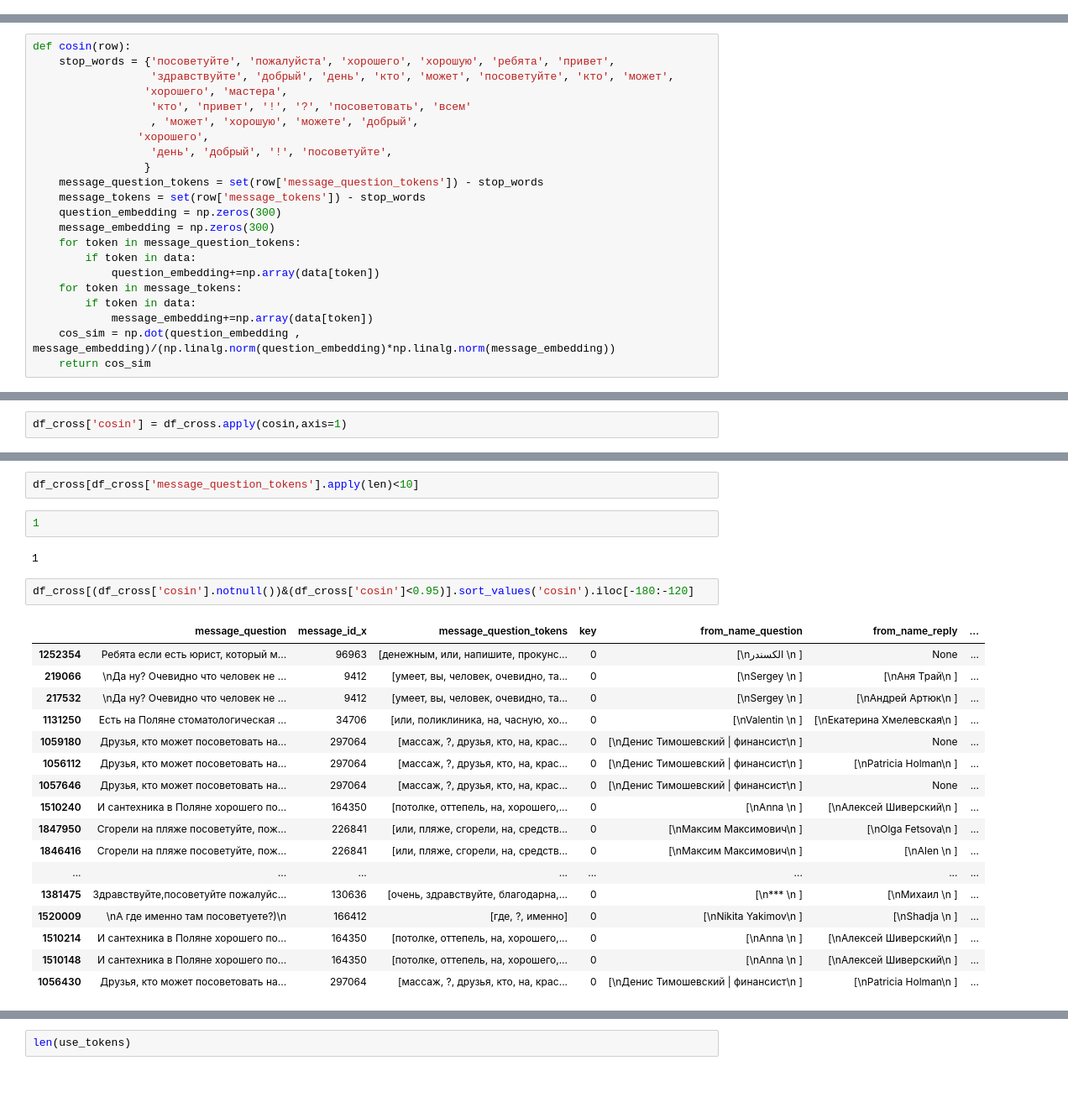
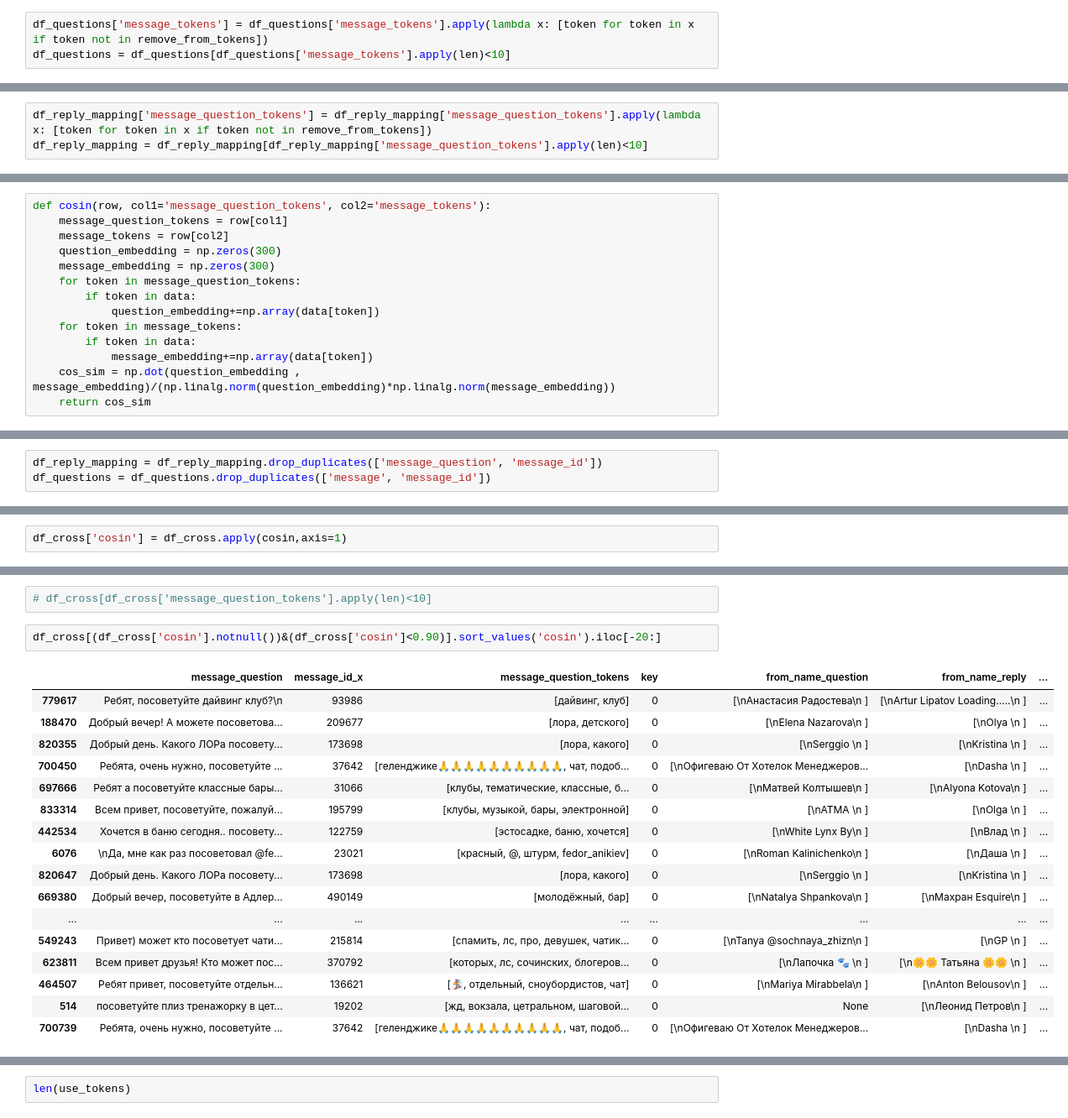
Before and after one commit to tserekh/advice, a Jupyter notebook: advice.ipynb, the cells around one changed output, grey strips where cells are left out. Shown: that part at 84% size. Cells and saved outputs as stored; diff of their text form; blank space fills up the shorter version.

```diff
--- a/advice.ipynb
+++ b/advice.ipynb
@@ -95,0 +111,3 @@ df_questions['message_tokens'] = df_questions['message'].apply(tokenize)
+# %%
+df_questions['message_tokens'] = df_questions['message_tokens'].apply(lambda x: [token for token in x if token not in remove_from_tokens])
+df_questions = df_questions[df_questions['message_tokens'].apply(len)<10]
@@ -96,3 +116,6 @@ df_questions['message_tokens'] = df_questions['message'].apply(tokenize)
+# %%
+df_reply_mapping['message_question_tokens'] = df_reply_mapping['message_question_tokens'].apply(lambda x: [token for token in x if token not in remove_from_tokens])
+df_reply_mapping = df_reply_mapping[df_reply_mapping['message_question_tokens'].apply(len)<10]
 # %%
 df_questions.head(2)
 # %% [output]
@@ -122,17 +145,9 @@ def intersect(row):
         return 0
     return len1/len2
 # %%
-def cosin(row):
-    stop_words = {'посоветуйте', 'пожалуйста', 'хорошего', 'хорошую', 'ребята', 'привет',
-                  'здравствуйте', 'добрый', 'день', 'кто', 'может', 'посоветуйте', 'кто', 'может',
-                 'хорошего', 'мастера',
-                  'кто', 'привет', '!', '?', 'посоветовать', 'всем'
-                  , 'может', 'хорошую', 'можете', 'добрый',
-                'хорошего',
-                  'день', 'добрый', '!', 'посоветуйте',
-                 }
-    message_question_tokens = set(row['message_question_tokens']) - stop_words
-    message_tokens = set(row['message_tokens']) - stop_words
+def cosin(row, col1='message_question_tokens', col2='message_tokens'):
+    message_question_tokens = row[col1]
+    message_tokens = row[col2]
     question_embedding = np.zeros(300)
     message_embedding = np.zeros(300)
     for token in message_question_tokens:
@@ -183,0 +193,3 @@ df_cross['intersect'] = df_cross.apply(intersect,axis=1)
+# %%
+df_reply_mapping = df_reply_mapping.drop_duplicates(['message_question', 'message_id'])
+df_questions = df_questions.drop_duplicates(['message', 'message_id'])
@@ -191,26 +209,22 @@ KeyboardInterrupt:
 # %%
-df_cross[df_cross['message_question_tokens'].apply(len)<10]
+# df_cross[df_cross['message_question_tokens'].apply(len)<10]
-# %%
-1
-# %% [output]
-1
 # %%
-df_cross[(df_cross['cosin'].notnull())&(df_cross['cosin']<0.95)].sort_values('cosin').iloc[-180:-120]
+df_cross[(df_cross['cosin'].notnull())&(df_cross['cosin']<0.90)].sort_values('cosin').iloc[-20:]
 # %% [output]
 |  | message_question | message_id_x | message_question_tokens | key | from_name_question | from_name_reply | ... |
-| 1252354 | Ребята если есть юрист, который м... | 96963 | [денежным, или, напишите, прокунс... | 0 | [\nالكسندر \n ] | None | ... |
-| 219066 | \nДа ну? Очевидно что человек не ... | 9412 | [умеет, вы, человек, очевидно, та... | 0 | [\nSergey \n ] | [\nАня Трай\n ] | ... |
-| 217532 | \nДа ну? Очевидно что человек не ... | 9412 | [умеет, вы, человек, очевидно, та... | 0 | [\nSergey \n ] | [\nАндрей Артюк\n ] | ... |
-| 1131250 | Есть на Поляне стоматологическая ... | 34706 | [или, поликлиника, на, часную, хо... | 0 | [\nValentin \n ] | [\nЕкатерина Хмелевская\n ] | ... |
-| 1059180 | Друзья, кто может посоветовать на... | 297064 | [массаж, ?, друзья, кто, на, крас... | 0 | [\nДенис Тимошевский | финансист\n ] | None | ... |
-| 1056112 | Друзья, кто может посоветовать на... | 297064 | [массаж, ?, друзья, кто, на, крас... | 0 | [\nДенис Тимошевский | финансист\n ] | [\nPatricia Holman\n ] | ... |
-| 1057646 | Друзья, кто может посоветовать на... | 297064 | [массаж, ?, друзья, кто, на, крас... | 0 | [\nДенис Тимошевский | финансист\n ] | None | ... |
-| 1510240 | И сантехника в Поляне хорошего по... | 164350 | [потолке, оттепель, на, хорошего,... | 0 | [\nAnna \n ] | [\nАлексей Шиверский\n ] | ... |
-| 1847950 | Сгорели на пляже посоветуйте, пож... | 226841 | [или, пляже, сгорели, на, средств... | 0 | [\nМаксим Максимович\n ] | [\nOlga Fetsova\n ] | ... |
-| 1846416 | Сгорели на пляже посоветуйте, пож... | 226841 | [или, пляже, сгорели, на, средств... | 0 | [\nМаксим Максимович\n ] | [\nAlen \n ] | ... |
+| 779617 | Ребят, посоветуйте дайвинг клуб?\n | 93986 | [дайвинг, клуб] | 0 | [\nАнастасия Радостева\n ] | [\nArtur Lipatov Loading.....\n ] | ... |
+| 188470 | Добрый вечер! А можете посоветова... | 209677 | [лора, детского] | 0 | [\nElena Nazarova\n ] | [\nOlya \n ] | ... |
+| 820355 | Добрый день. Какого ЛОРа посовету... | 173698 | [лора, какого] | 0 | [\nSerggio \n ] | [\nKristina \n ] | ... |
+| 700450 | Ребята, очень нужно, посоветуйте ... | 37642 | [геленджике🙏🙏🙏🙏🙏🙏🙏🙏🙏🙏, чат, подоб... | 0 | [\nОфигеваю От Хотелок Менеджеров... | [\nDasha \n ] | ... |
+| 697666 | Ребят а посоветуйте классные бары... | 31066 | [клубы, тематические, классные, б... | 0 | [\nМатвей Колтышев\n ] | [\nAlyona Kotova\n ] | ... |
+| 833314 | Всем привет, посоветуйте, пожалуй... | 195799 | [клубы, музыкой, бары, электронной] | 0 | [\nATMA \n ] | [\nOlga \n ] | ... |
+| 442534 | Хочется в баню сегодня.. посовету... | 122759 | [эстосадке, баню, хочется] | 0 | [\nWhite Lynx By\n ] | [\nВлад \n ] | ... |
+| 6076 | \nДа, мне как раз посоветовал @fe... | 23021 | [красный, @, штурм, fedor_anikiev] | 0 | [\nRoman Kalinichenko\n ] | [\nДаша \n ] | ... |
+| 820647 | Добрый день. Какого ЛОРа посовету... | 173698 | [лора, какого] | 0 | [\nSerggio \n ] | [\nKristina \n ] | ... |
+| 669380 | Добрый вечер, посоветуйте в Адлер... | 490149 | [молодёжный, бар] | 0 | [\nNatalya Shpankova\n ] | [\nМахран Esquire\n ] | ... |
 | ... | ... | ... | ... | ... | ... | ... | ... |
-| 1381475 | Здравствуйте,посоветуйте пожалуйс... | 130636 | [очень, здравствуйте, благодарна,... | 0 | [\n*** \n ] | [\nМихаил \n ] | ... |
-| 1520009 | \nА где именно там посоветуете?)\n | 166412 | [где, ?, именно] | 0 | [\nNikita Yakimov\n ] | [\nShadja \n ] | ... |
-| 1510214 | И сантехника в Поляне хорошего по... | 164350 | [потолке, оттепель, на, хорошего,... | 0 | [\nAnna \n ] | [\nАлексей Шиверский\n ] | ... |
-| 1510148 | И сантехника в Поляне хорошего по... | 164350 | [потолке, оттепель, на, хорошего,... | 0 | [\nAnna \n ] | [\nАлексей Шиверский\n ] | ... |
-| 1056430 | Друзья, кто может посоветовать на... | 297064 | [массаж, ?, друзья, кто, на, крас... | 0 | [\nДенис Тимошевский | финансист\n ] | [\nPatricia Holman\n ] | ... |
+| 549243 | Привет) может кто посоветует чати... | 215814 | [спамить, лс, про, девушек, чатик... | 0 | [\nTanya @sochnaya_zhizn\n ] | [\nGP \n ] | ... |
+| 623811 | Всем привет друзья! Кто может пос... | 370792 | [которых, лс, сочинских, блогеров... | 0 | [\nЛапочка 🐾 \n ] | [\n🌼🌼 Татьяна 🌼🌼 \n ] | ... |
+| 464507 | Ребят привет, посоветуйте отдельн... | 136621 | [🏂, отдельный, сноубордистов, чат] | 0 | [\nMariya Mirabbela\n ] | [\nAnton Belousov\n ] | ... |
+| 514 | посоветуйте плиз тренажорку в цет... | 19202 | [жд, вокзала, цетральном, шаговой... | 0 | None | [\nЛеонид Петров\n ] | ... |
+| 700739 | Ребята, очень нужно, посоветуйте ... | 37642 | [геленджике🙏🙏🙏🙏🙏🙏🙏🙏🙏🙏, чат, подоб... | 0 | [\nОфигеваю От Хотелок Менеджеров... | [\nDasha \n ] | ... |
```
Also changed, not shown: parts of 44 cells of this notebook, 3 other files.
